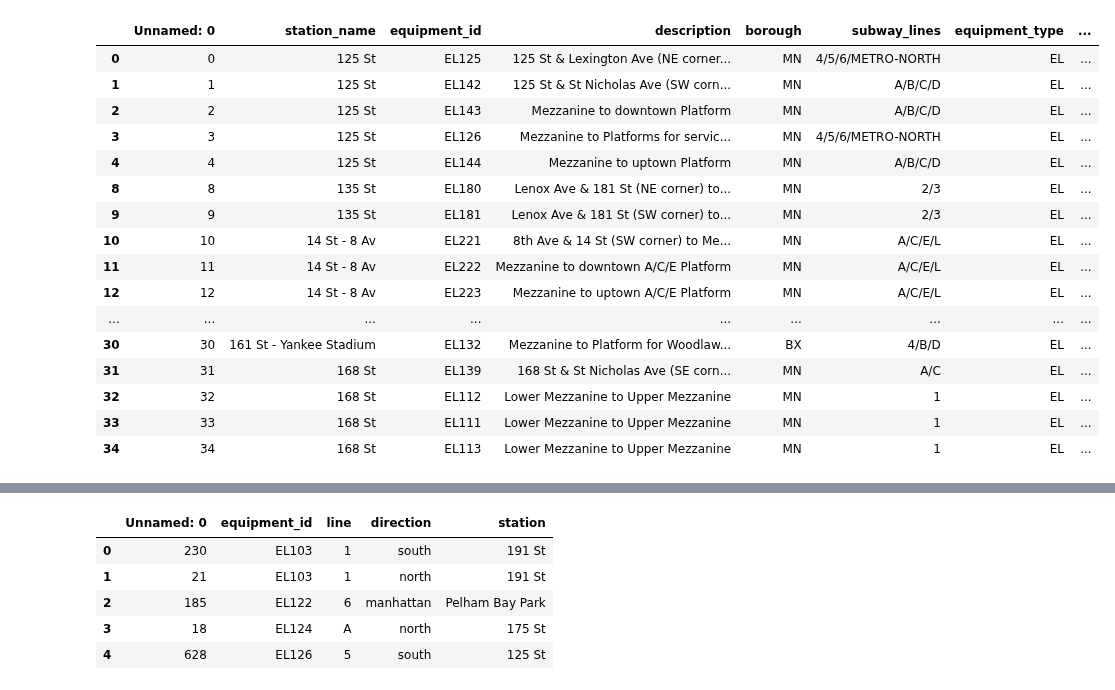
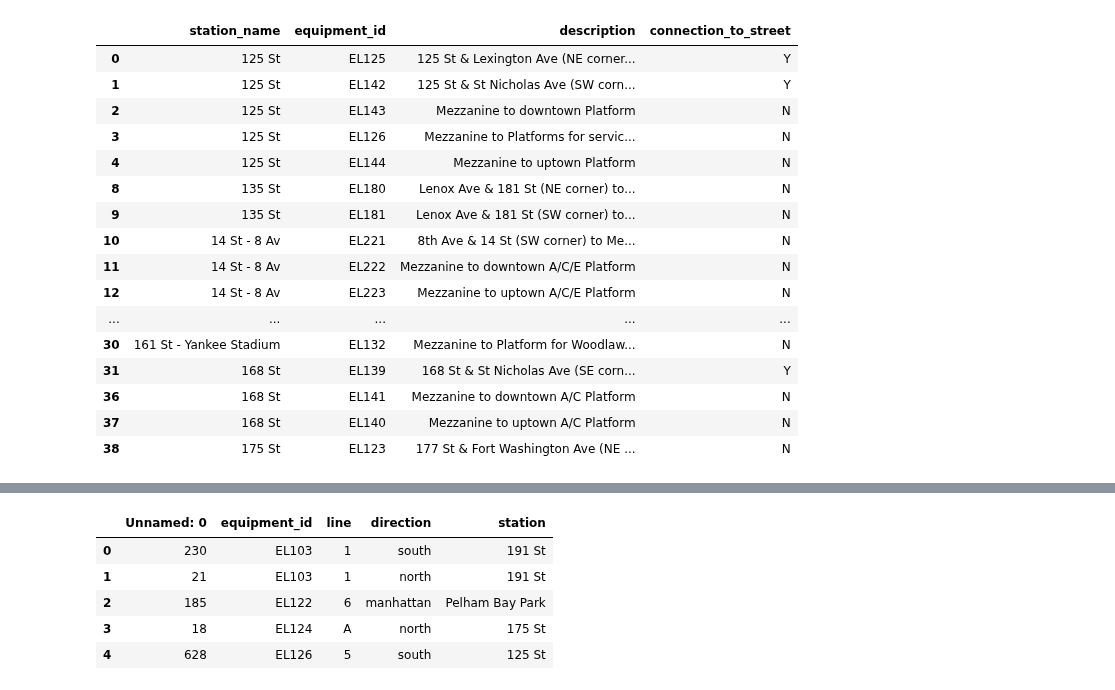
Before and after one commit to tsdataclinic/mta, a Jupyter notebook: notebooks/network/station-graph-maker.ipynb, the cells around one changed output, grey strips where cells are left out. Saved outputs shown, nothing was run; the diff lists cells and outputs as text; code cells hidden in the pictures.

```diff
--- a/notebooks/network/station-graph-maker.ipynb
+++ b/notebooks/network/station-graph-maker.ipynb
@@ -10,23 +8,26 @@ import matplotlib.pyplot as plt
 DATA_DIR = '/content/jupyter/mta-accessibility/'
 # %%
 elevators = pd.read_csv(DATA_DIR+'data/interim/crosswalks/EE_master_list.csv')
-elevators = elevators[ (elevators.equipment_type == 'EL') ] # & (elevators.ada_compliant == 'Y')
+# discard escalators
+elevators = elevators[ (elevators.equipment_type == 'EL') & (elevators.is_active == 'Y') ] # & (elevators.ada_compliant == 'Y')
+# discard columns we don't need
+elevators = elevators[["station_name", "equipment_id", "description", "connection_to_street"]]
 elevators.head(25)
 # %% [output]
-|  | Unnamed: 0 | station_name | equipment_id | description | borough | subway_lines | equipment_type | ... |
-| 0 | 0 | 125 St | EL125 | 125 St & Lexington Ave (NE corner... | MN | 4/5/6/METRO-NORTH | EL | ... |
-| 1 | 1 | 125 St | EL142 | 125 St & St Nicholas Ave (SW corn... | MN | A/B/C/D | EL | ... |
-| 2 | 2 | 125 St | EL143 | Mezzanine to downtown Platform | MN | A/B/C/D | EL | ... |
-| 3 | 3 | 125 St | EL126 | Mezzanine to Platforms for servic... | MN | 4/5/6/METRO-NORTH | EL | ... |
-| 4 | 4 | 125 St | EL144 | Mezzanine to uptown Platform | MN | A/B/C/D | EL | ... |
-| 8 | 8 | 135 St | EL180 | Lenox Ave & 181 St (NE corner) to... | MN | 2/3 | EL | ... |
-| 9 | 9 | 135 St | EL181 | Lenox Ave & 181 St (SW corner) to... | MN | 2/3 | EL | ... |
-| 10 | 10 | 14 St - 8 Av | EL221 | 8th Ave & 14 St (SW corner) to Me... | MN | A/C/E/L | EL | ... |
-| 11 | 11 | 14 St - 8 Av | EL222 | Mezzanine to downtown A/C/E Platform | MN | A/C/E/L | EL | ... |
-| 12 | 12 | 14 St - 8 Av | EL223 | Mezzanine to uptown A/C/E Platform | MN | A/C/E/L | EL | ... |
-| ... | ... | ... | ... | ... | ... | ... | ... | ... |
-| 30 | 30 | 161 St - Yankee Stadium | EL132 | Mezzanine to Platform for Woodlaw... | BX | 4/B/D | EL | ... |
-| 31 | 31 | 168 St | EL139 | 168 St & St Nicholas Ave (SE corn... | MN | A/C | EL | ... |
-| 32 | 32 | 168 St | EL112 | Lower Mezzanine to Upper Mezzanine | MN | 1 | EL | ... |
-| 33 | 33 | 168 St | EL111 | Lower Mezzanine to Upper Mezzanine | MN | 1 | EL | ... |
-| 34 | 34 | 168 St | EL113 | Lower Mezzanine to Upper Mezzanine | MN | 1 | EL | ... |
+|  | station_name | equipment_id | description | connection_to_street |
+| 0 | 125 St | EL125 | 125 St & Lexington Ave (NE corner... | Y |
+| 1 | 125 St | EL142 | 125 St & St Nicholas Ave (SW corn... | Y |
+| 2 | 125 St | EL143 | Mezzanine to downtown Platform | N |
+| 3 | 125 St | EL126 | Mezzanine to Platforms for servic... | N |
+| 4 | 125 St | EL144 | Mezzanine to uptown Platform | N |
+| 8 | 135 St | EL180 | Lenox Ave & 181 St (NE corner) to... | N |
+| 9 | 135 St | EL181 | Lenox Ave & 181 St (SW corner) to... | N |
+| 10 | 14 St - 8 Av | EL221 | 8th Ave & 14 St (SW corner) to Me... | N |
+| 11 | 14 St - 8 Av | EL222 | Mezzanine to downtown A/C/E Platform | N |
+| 12 | 14 St - 8 Av | EL223 | Mezzanine to uptown A/C/E Platform | N |
+| ... | ... | ... | ... | ... |
+| 30 | 161 St - Yankee Stadium | EL132 | Mezzanine to Platform for Woodlaw... | N |
+| 31 | 168 St | EL139 | 168 St & St Nicholas Ave (SE corn... | Y |
+| 36 | 168 St | EL141 | Mezzanine to downtown A/C Platform | N |
+| 37 | 168 St | EL140 | Mezzanine to uptown A/C Platform | N |
+| 38 | 175 St | EL123 | 177 St & Fort Washington Ave (NE ... | N |
```
Also changed, not shown: parts of 14 cells of this notebook, 2 other files.
